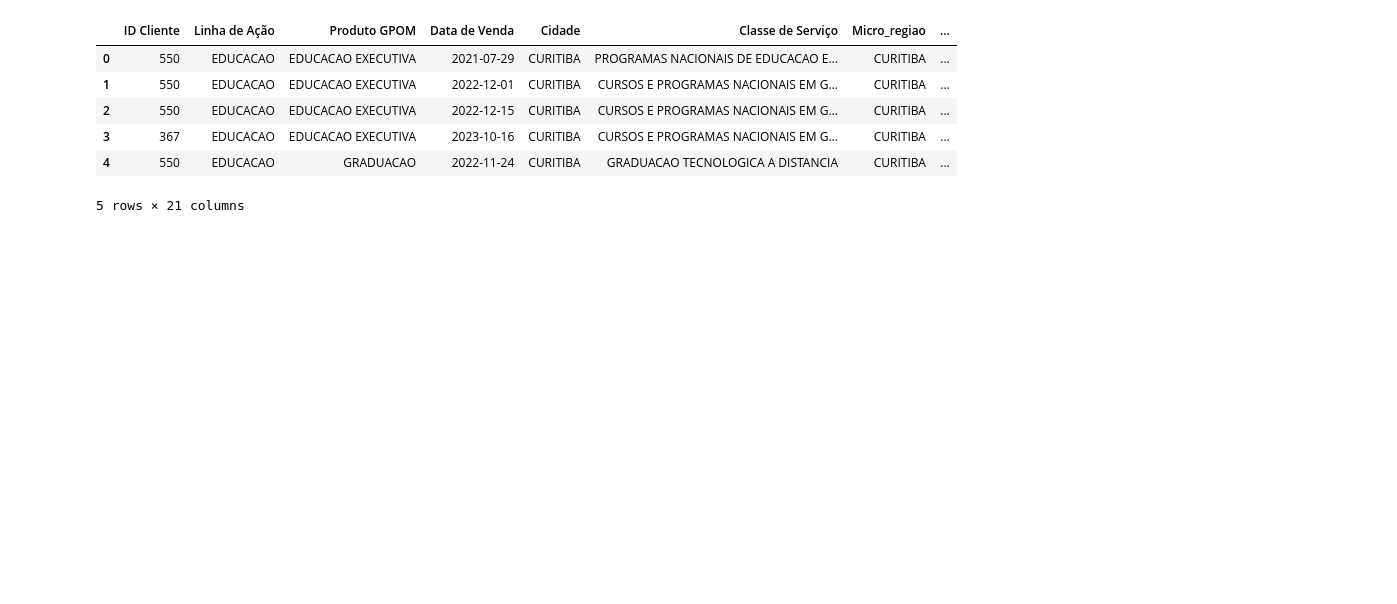
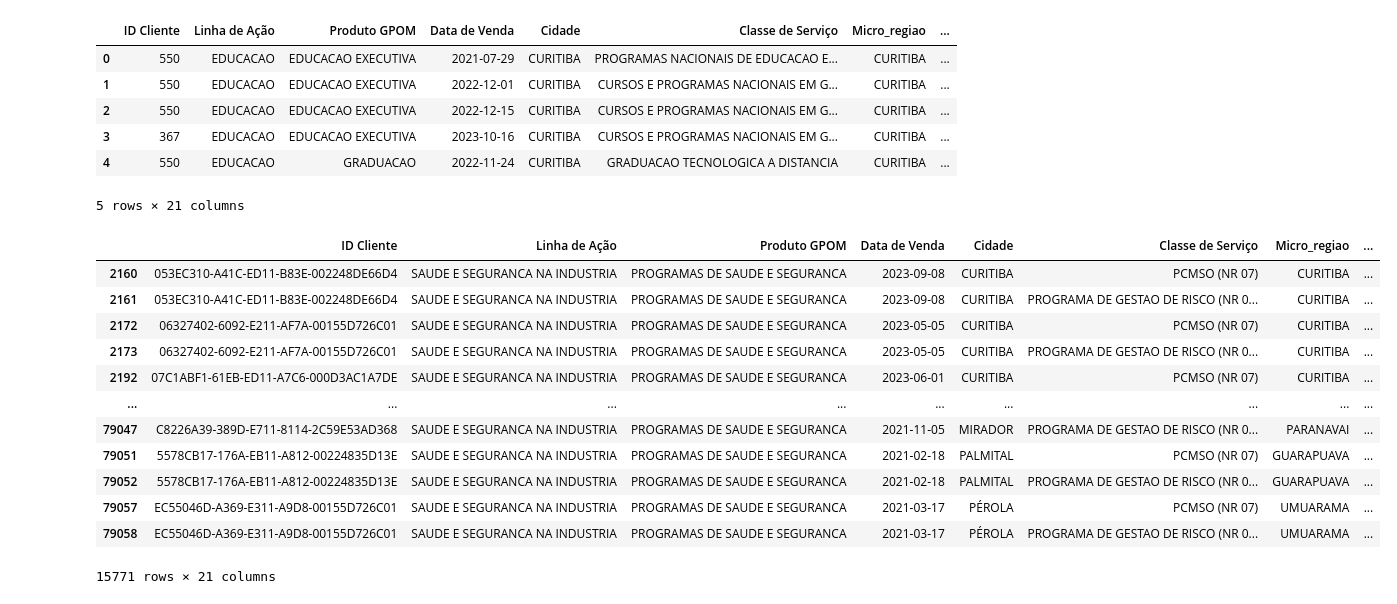
Before and after one commit to barbnrosa/sprint2-senai, a Jupyter notebook: codigos/coluna_target.ipynb, the cells around one changed output. Cells and saved outputs as stored; diff of their text form; code cells hidden in the pictures; blank space fills up the shorter version.

```diff
--- a/codigos/coluna_target.ipynb
+++ b/codigos/coluna_target.ipynb
@@ -25,4 +41,20 @@ df_pj.head()
 | 3 | 367 | EDUCACAO | EDUCACAO EXECUTIVA | 2023-10-16 | CURITIBA | CURSOS E PROGRAMAS NACIONAIS EM G... | CURITIBA | ... |
 | 4 | 550 | EDUCACAO | GRADUACAO | 2022-11-24 | CURITIBA | GRADUACAO TECNOLOGICA A DISTANCIA | CURITIBA | ... |
 5 rows × 21 columns
+# %%
+df_pj[df_pj['Produto GPOM'] == 'PROGRAMAS DE SAUDE E SEGURANCA']
+# %% [output]
+|  | ID Cliente | Linha de Ação | Produto GPOM | Data de Venda | Cidade | Classe de Serviço | Micro_regiao | ... |
+| 2160 | 053EC310-A41C-ED11-B83E-002248DE66D4 | SAUDE E SEGURANCA NA INDUSTRIA | PROGRAMAS DE SAUDE E SEGURANCA | 2023-09-08 | CURITIBA | PCMSO (NR 07) | CURITIBA | ... |
+| 2161 | 053EC310-A41C-ED11-B83E-002248DE66D4 | SAUDE E SEGURANCA NA INDUSTRIA | PROGRAMAS DE SAUDE E SEGURANCA | 2023-09-08 | CURITIBA | PROGRAMA DE GESTAO DE RISCO (NR 0... | CURITIBA | ... |
+| 2172 | 06327402-6092-E211-AF7A-00155D726C01 | SAUDE E SEGURANCA NA INDUSTRIA | PROGRAMAS DE SAUDE E SEGURANCA | 2023-05-05 | CURITIBA | PCMSO (NR 07) | CURITIBA | ... |
+| 2173 | 06327402-6092-E211-AF7A-00155D726C01 | SAUDE E SEGURANCA NA INDUSTRIA | PROGRAMAS DE SAUDE E SEGURANCA | 2023-05-05 | CURITIBA | PROGRAMA DE GESTAO DE RISCO (NR 0... | CURITIBA | ... |
+| 2192 | 07C1ABF1-61EB-ED11-A7C6-000D3AC1A7DE | SAUDE E SEGURANCA NA INDUSTRIA | PROGRAMAS DE SAUDE E SEGURANCA | 2023-06-01 | CURITIBA | PCMSO (NR 07) | CURITIBA | ... |
+| ... | ... | ... | ... | ... | ... | ... | ... | ... |
+| 79047 | C8226A39-389D-E711-8114-2C59E53AD368 | SAUDE E SEGURANCA NA INDUSTRIA | PROGRAMAS DE SAUDE E SEGURANCA | 2021-11-05 | MIRADOR | PROGRAMA DE GESTAO DE RISCO (NR 0... | PARANAVAI | ... |
+| 79051 | 5578CB17-176A-EB11-A812-00224835D13E | SAUDE E SEGURANCA NA INDUSTRIA | PROGRAMAS DE SAUDE E SEGURANCA | 2021-02-18 | PALMITAL | PCMSO (NR 07) | GUARAPUAVA | ... |
+| 79052 | 5578CB17-176A-EB11-A812-00224835D13E | SAUDE E SEGURANCA NA INDUSTRIA | PROGRAMAS DE SAUDE E SEGURANCA | 2021-02-18 | PALMITAL | PROGRAMA DE GESTAO DE RISCO (NR 0... | GUARAPUAVA | ... |
+| 79057 | EC55046D-A369-E311-A9D8-00155D726C01 | SAUDE E SEGURANCA NA INDUSTRIA | PROGRAMAS DE SAUDE E SEGURANCA | 2021-03-17 | PÉROLA | PCMSO (NR 07) | UMUARAMA | ... |
+| 79058 | EC55046D-A369-E311-A9D8-00155D726C01 | SAUDE E SEGURANCA NA INDUSTRIA | PROGRAMAS DE SAUDE E SEGURANCA | 2021-03-17 | PÉROLA | PROGRAMA DE GESTAO DE RISCO (NR 0... | UMUARAMA | ... |
+15771 rows × 21 columns
 # %%
```
Also changed, not shown: parts of 3 cells of this notebook.
